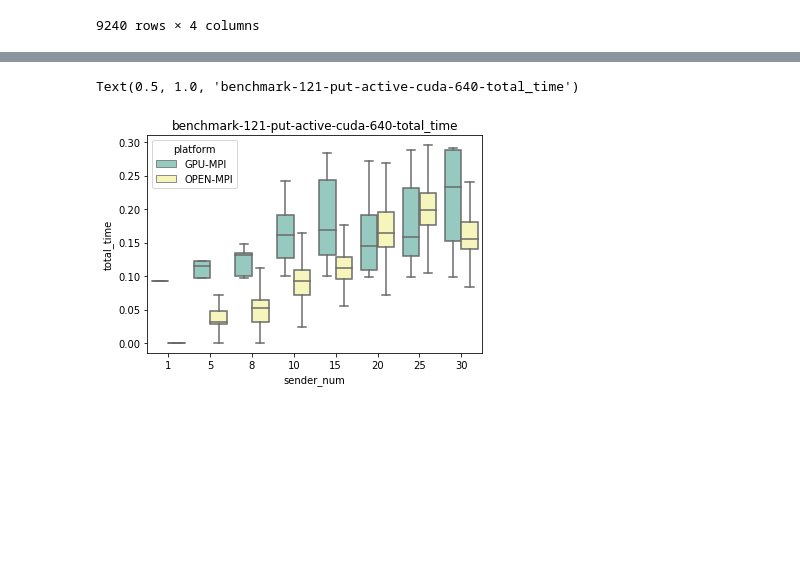
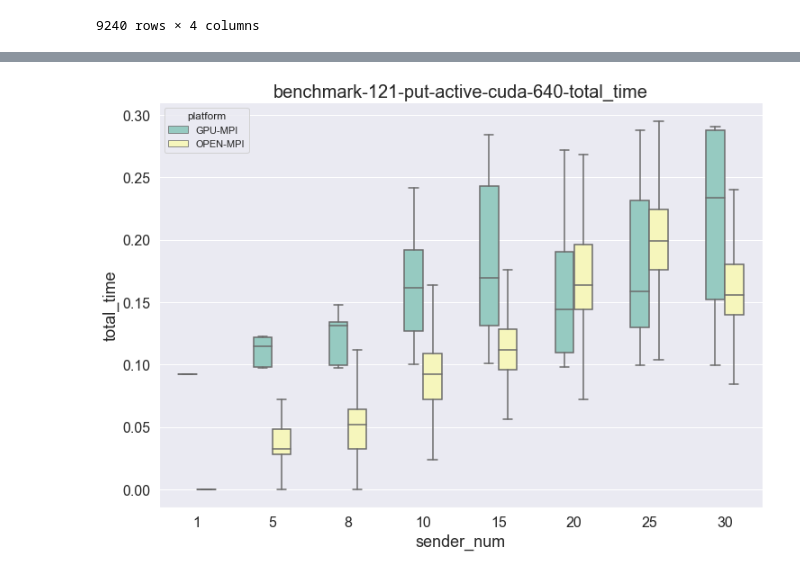
Before and after one commit to sinoyou/DPHPC-ETHZ-AS21-Visualization, a Jupyter notebook: active_put_121/active_put_121.ipynb, the cells around one changed output, grey strips where cells are left out. Saved outputs shown, nothing was run; the diff lists cells and outputs as text; code cells hidden in the pictures; blank space fills up the shorter version.

```diff
--- a/active_put_121/active_put_121.ipynb
+++ b/active_put_121/active_put_121.ipynb
@@ -7,0 +7,30 @@ from utils import *
+# %%
+# global config
+
+# data path
+root_dir = 'raw_data'
+data_path_gpu = 'benchmark_121_put_active_cuda_640_100_600.txt'
+data_path_cpu = 'benchmark_121_put_active_cpu_640_100_600.txt'
+
+# set figure size and saving config
+rc = {
+    'figure.figsize':(12,8.27),
+    'xtick.labelsize': 16,
+    'ytick.labelsize': 16,
+    'axes.titlesize': 20,
+    'axes.labelsize': 18
+}
+sns.set(rc=rc)
+
+# plot title prefix
+plot_prefix = data_path_gpu.strip().split('_')[0:-2]
+plot_prefix = '-'.join(plot_prefix)
+print('[plot title prefix]', plot_prefix)
+
+# figure save directory
+save_dir = '_'.join(data_path_gpu.strip().split('_')[0:-4])
+save_dict = dict()
+if not os.path.exists(save_dir):
+    print('creating saving directory')
+    os.mkdir(save_dir)
+print('[save to]', save_dir)
@@ -58,7 +90,5 @@ def raw_data_to_dataframe(gpu_data_path, cpu_data_path):
     return pd_data
 # %%
 # read data
-data_path_gpu = 'benchmark_121_put_active_cuda_640_100_600.txt'
-data_path_cpu = 'benchmark_121_put_active_cpu_640_100_600.txt'
-thread_time_data = raw_data_to_dataframe(data_path_gpu, data_path_cpu)
+thread_time_data = raw_data_to_dataframe(os.path.join(root_dir, data_path_gpu), os.path.join(root_dir, data_path_cpu))
 data_num = int(data_path_gpu.strip().split('_')[-3])
@@ -186,6 +211,7 @@ back_up
 9240 rows × 4 columns
 # %%
 # general box plot
-ax = sns.boxplot(x="sender_num", y="put_time", hue='platform', data=thread_time_data, palette="Set3", showfliers=False, whis=1.5)
+ax = sns.boxplot(x="sender_num", y="put_time", hue='platform', data=thread_time_data, palette="Set3", showfliers=False, width=0.6)
 ax.set_title(f'{plot_prefix}-put_time')
+save_dict[f'{plot_prefix}-put_time-boxplot'] = ax
 # %% [output]
@@ -194,10 +219,10 @@ Text(0.5, 1.0, 'benchmark-121-put-active-cuda-640-put_time')
 # %%
 # general box plot for total time
-ax = sns.boxplot(x="sender_num", y="total_time", hue='platform', data=thread_time_data, palette="Set3", showfliers=False, whis=1.5)
+ax = sns.boxplot(x="sender_num", y="total_time", hue='platform', data=thread_time_data, palette="Set3", showfliers=False, width=0.5)
 ax.set_title(f'{plot_prefix}-total_time')
+save_dict[f'{plot_prefix}-total_time-boxplot'] = ax
 # %% [output]
-Text(0.5, 1.0, 'benchmark-121-put-active-cuda-640-total_time')
-[figure, old version]
+[figure, new version]
 # %%
 # line plot for put time
 def line_plot_median_quartile(time_key):
```
Also changed, not shown: parts of 15 cells of this notebook, 6 other files.
